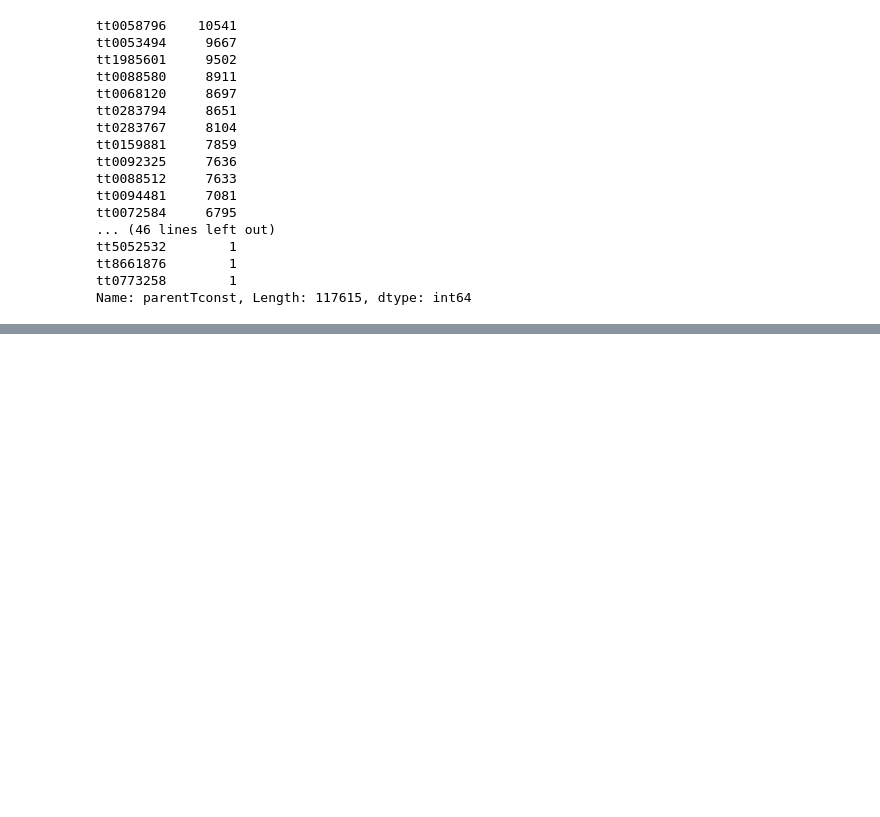
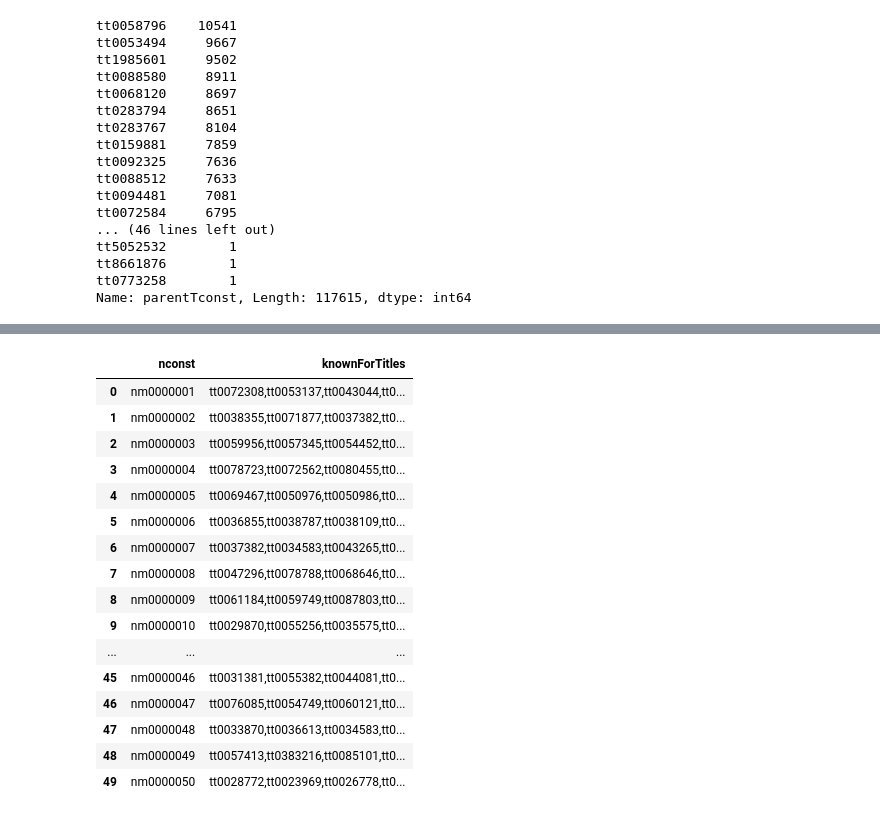
Before and after one commit to ketankokane94/CSCI_620_Data_Management_Project, a Jupyter notebook: dataAnalysisNotebook.ipynb, the cells around one changed output, grey strips where cells are left out. Drawn from its saved outputs; the diff is of its cells as text; code cells hidden in the pictures; blank space fills up the shorter version.

```diff
--- a/dataAnalysisNotebook.ipynb
+++ b/dataAnalysisNotebook.ipynb
@@ -453,0 +466,20 @@ Name: parentTconst, Length: 117615, dtype: int64
+# %%
+personKnownForTitles.head(0)
+# %% [output]
+|  | nconst | knownForTitles |
+| 0 | nm0000001 | tt0072308,tt0053137,tt0043044,tt0... |
+| 1 | nm0000002 | tt0038355,tt0071877,tt0037382,tt0... |
+| 2 | nm0000003 | tt0059956,tt0057345,tt0054452,tt0... |
+| 3 | nm0000004 | tt0078723,tt0072562,tt0080455,tt0... |
+| 4 | nm0000005 | tt0069467,tt0050976,tt0050986,tt0... |
+| 5 | nm0000006 | tt0036855,tt0038787,tt0038109,tt0... |
+| 6 | nm0000007 | tt0037382,tt0034583,tt0043265,tt0... |
+| 7 | nm0000008 | tt0047296,tt0078788,tt0068646,tt0... |
+| 8 | nm0000009 | tt0061184,tt0059749,tt0087803,tt0... |
+| 9 | nm0000010 | tt0029870,tt0055256,tt0035575,tt0... |
+| ... | ... | ... |
+| 45 | nm0000046 | tt0031381,tt0055382,tt0044081,tt0... |
+| 46 | nm0000047 | tt0076085,tt0054749,tt0060121,tt0... |
+| 47 | nm0000048 | tt0033870,tt0036613,tt0034583,tt0... |
+| 48 | nm0000049 | tt0057413,tt0383216,tt0085101,tt0... |
+| 49 | nm0000050 | tt0028772,tt0023969,tt0026778,tt0... |
```
Also changed, not shown: parts of 11 cells of this notebook, 1 other file.
